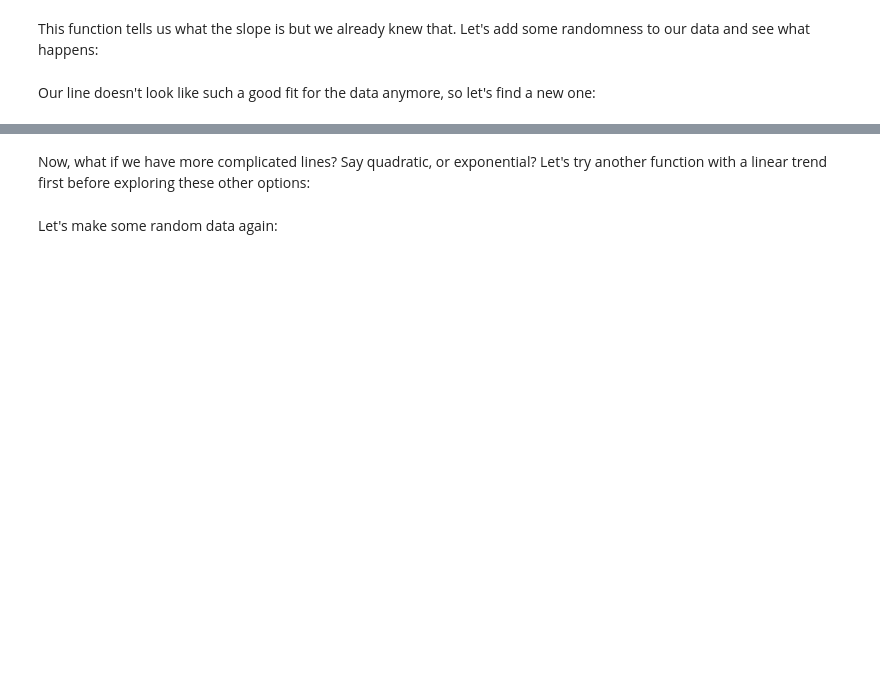
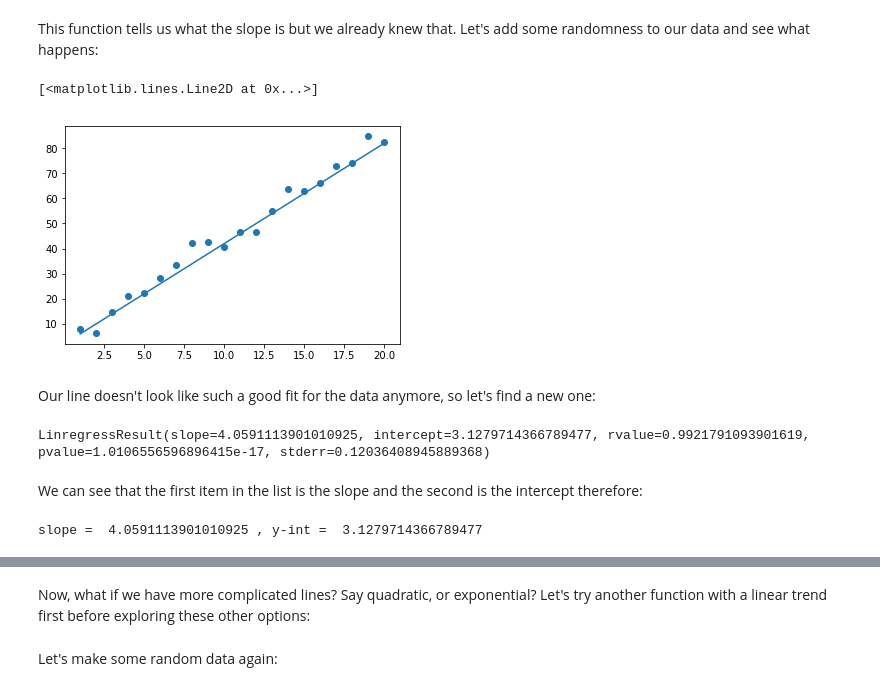
Before and after one commit to UWStemSubML2022/Regression, a Jupyter notebook: Regression.ipynb, the cells around one changed output, grey strips where cells are left out. Saved outputs shown, nothing was run; the diff lists cells and outputs as text; code cells hidden in the pictures; blank space fills up the shorter version.

```diff
--- a/Regression.ipynb
+++ b/Regression.ipynb
@@ -18,4 +50,36 @@ from scipy import stats
 # %% [markdown]
 This function tells us what the slope is but we already knew that. Let's add some randomness to our data and see what happens:
+# %%
+# create random noise using np.random.normal(mean, st. dev., #points)
+noise = np.random.normal(3, 3, 20)
+
+# add the random noise to y
+noisy_y = y + noise
+# %%
+# plot the new points and the old regression line
+plt.scatter(x, noisy_y)
+plt.plot(x, y)
+# %% [output]
+[<matplotlib.lines.Line2D at 0x...>]
+[figure, added]
 # %% [markdown]
 Our line doesn't look like such a good fit for the data anymore, so let's find a new one:
+# %%
+# run linear regression on the new data
+new_line = stats.linregress(x, noisy_y)
+
+# Look at output
+print(new_line)
+# %% [output]
+LinregressResult(slope=4.0591113901010925, intercept=3.1279714366789477, rvalue=0.9921791093901619, pvalue=1.0106556596896415e-17, stderr=0.12036408945889368)
+# %% [markdown]
+We can see that the first item in the list is the slope and the second is the intercept therefore:
+# %%
+# Grab the slope and y-intercept as the first and second
+# elements of new_line
+slope = new_line[0]
+y_int = new_line[1]
+
+print("slope = ", slope, ", y-int = ", y_int)
+# %% [output]
+slope =  4.0591113901010925 , y-int =  3.1279714366789477
```
Also changed, not shown: parts of 13 cells of this notebook.
